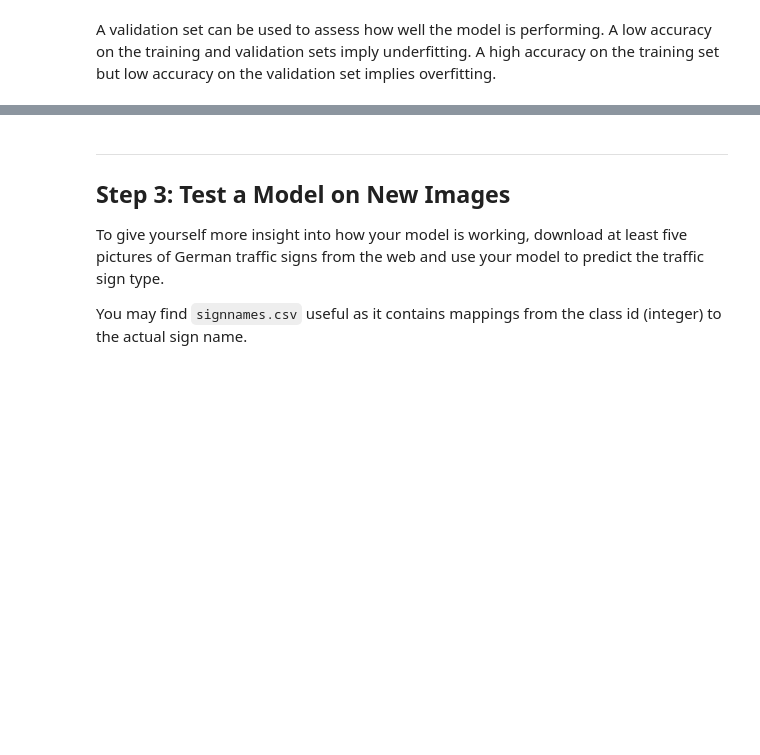
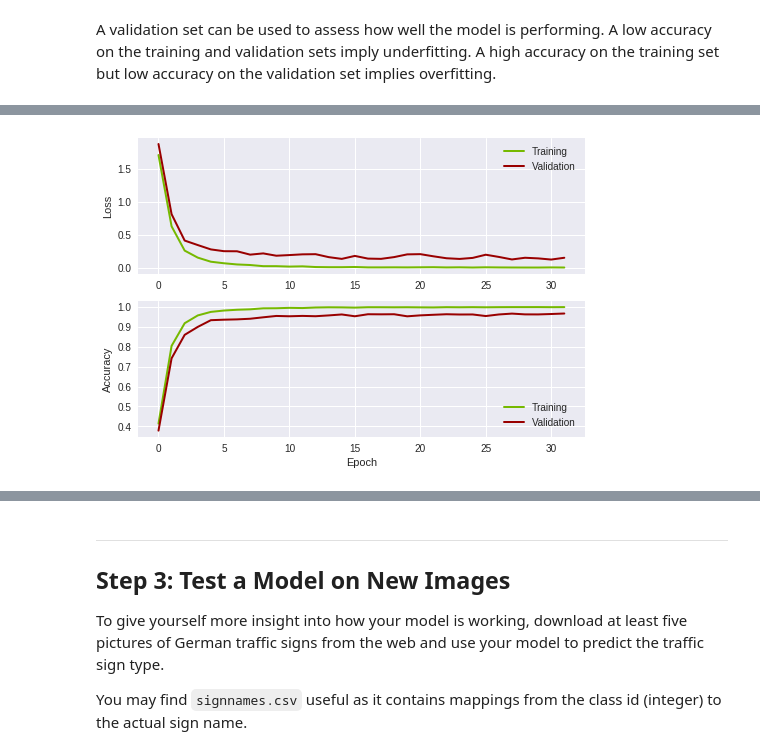
Before and after one commit to Blitzman/CarND-Traffic-Sign-Classifier-Project, a Jupyter notebook: Traffic_Sign_Classifier.ipynb, the cells around one changed output, grey strips where cells are left out. Cells and saved outputs as stored; diff of their text form; code cells hidden in the pictures; blank space fills up the shorter version.

```diff
--- a/Traffic_Sign_Classifier.ipynb
+++ b/Traffic_Sign_Classifier.ipynb
@@ -299,6 +308,8 @@ y_test_final = y_test
 # %% [markdown]
 ### Model Architecture
 # %%
+# CELL 6
+
 ### Define your architecture here.
 ### Feel free to use as many code cells as needed.
 
@@ -308,7 +319,7 @@ def LeNet(x):
     sigma = 0.01
 
     # Layer 1: Convolutional. Input = 32x32x3. Output = 28x28x6.
-    conv1_W = tf.Variable(tf.truncated_normal(shape = (5, 5, 3, 6), mean = mu, stddev = sigma))
+    conv1_W = tf.Variable(tf.truncated_normal(shape = (5, 5, x.get_shape().as_list()[3], 6), mean = mu, stddev = sigma))
     conv1_b = tf.Variable(tf.zeros(6))
     conv1 = tf.nn.conv2d(x, conv1_W, strides = [1, 1, 1, 1], padding = 'VALID') + conv1_b
     # Layer 1: Activation.
@@ -409,7 +369,9 @@ def LeNet_grayscale(x):
 A validation set can be used to assess how well the model is performing. A low accuracy on the training and validation
 sets imply underfitting. A high accuracy on the training set but low accuracy on the validation set implies overfitting.
 # %%
-x = tf.placeholder(tf.float32, (None, 32, 32, 1))
+# CELL 7
+
+x = tf.placeholder(tf.float32, (None, 32, 32, X_train_final[0].shape[2]))
 y = tf.placeholder(tf.int32, (None))
 keep_prob = tf.placeholder(tf.float32)
 one_hot_y = tf.one_hot(y, 43)
@@ -425,7 +387,7 @@ batch_size = 128
 learning_rate = 1e-3
 regularization_param = 1e-6
 
-logits, weights = LeNet_grayscale(x)
+logits, weights = LeNet(x)
 cross_entropy = tf.nn.softmax_cross_entropy_with_logits(logits = logits, labels = one_hot_y)
 loss_operation = tf.reduce_mean(cross_entropy) + regularization_cost(weights, regularization_param)
 optimizer = tf.train.AdamOptimizer(learning_rate = learning_rate)
@@ -448,21 +480,27 @@ def evaluate(X_data, y_data):
 # %%
 def plot_learning_curves(training_losses, training_accuracies, validation_losses, validation_accuracies):
-    sbs.set()
     epochs = np.arange(len(training_losses))
-    plt.subplot(2, 1, 1)
-    plt.plot(epochs, training_losses, color='#dd1c77', linewidth=2.0, label='Training')
-    plt.plot(epochs, validation_losses, color='#c994c7', linewidth=2.0, label='Validation')
+    fig1 = plt.subplot(2, 1, 1)
+    plt.plot(epochs, training_losses, color='#76b900', linewidth=2.0, label='Training')
+    plt.plot(epochs, validation_losses, color='#990000', linewidth=2.0, label='Validation')
 
     # plt.xlabel('epoch')
     plt.ylabel('Loss')
     plt.legend()
 
-    plt.subplot(2, 1, 2)
-    plt.plot(epochs, training_accuracies, color='#dd1c77', linewidth=2.0, label='Training')
-    plt.plot(epochs, validation_accuracies, color='#c994c7', linewidth=2.0, label='Validation')
+    fig2 = plt.subplot(2, 1, 2)
+    major_ticks = np.arange(0.0, 1.1, 0.1)
+    fig2.set_yticks(major_ticks)
+
+    plt.plot(epochs, training_accuracies, color='#76b900', linewidth=2.0, label='Training')
+    plt.plot(epochs, validation_accuracies, color='#990000', linewidth=2.0, label='Validation')
 
     plt.xlabel('Epoch')
     plt.ylabel('Accuracy')
     plt.legend()
 
     plt.show()
+
+plot_learning_curves(training_losses, training_accuracies, validation_losses, validation_accuracies)
+# %% [output]
+[figure, added]
```
Also changed, not shown: parts of 12 cells of this notebook, 1 other file.
